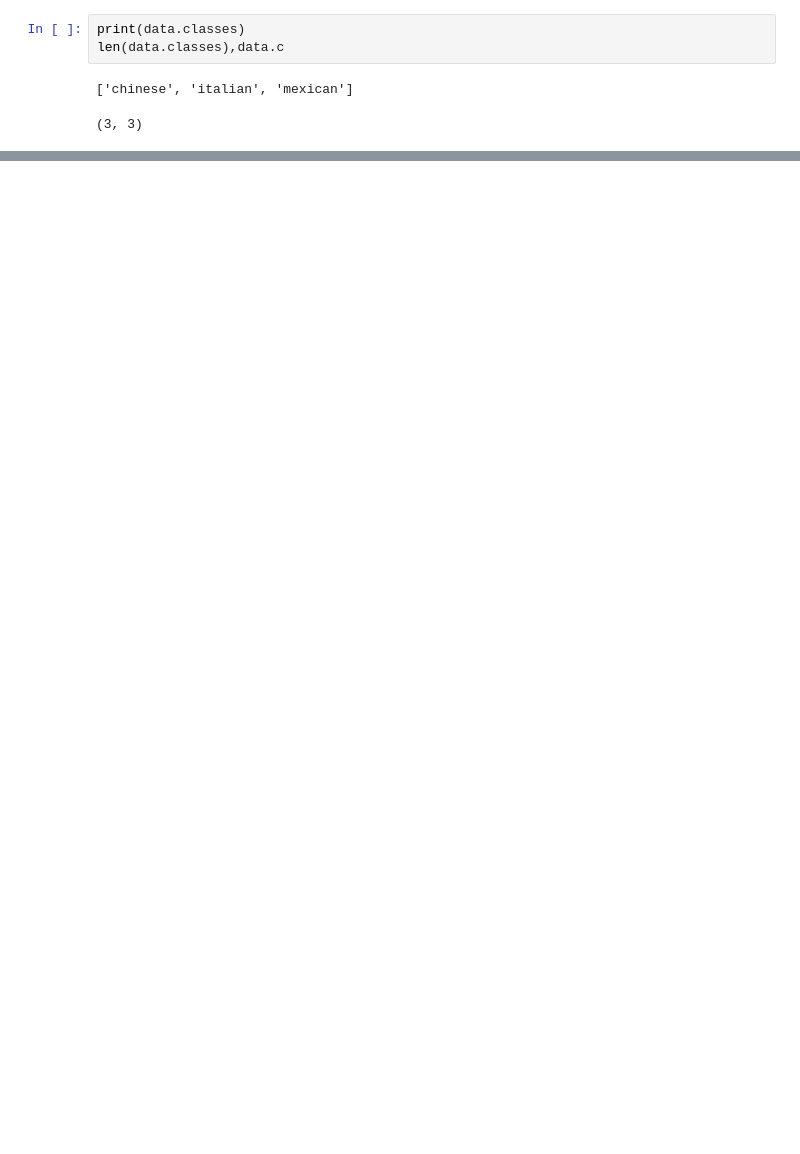
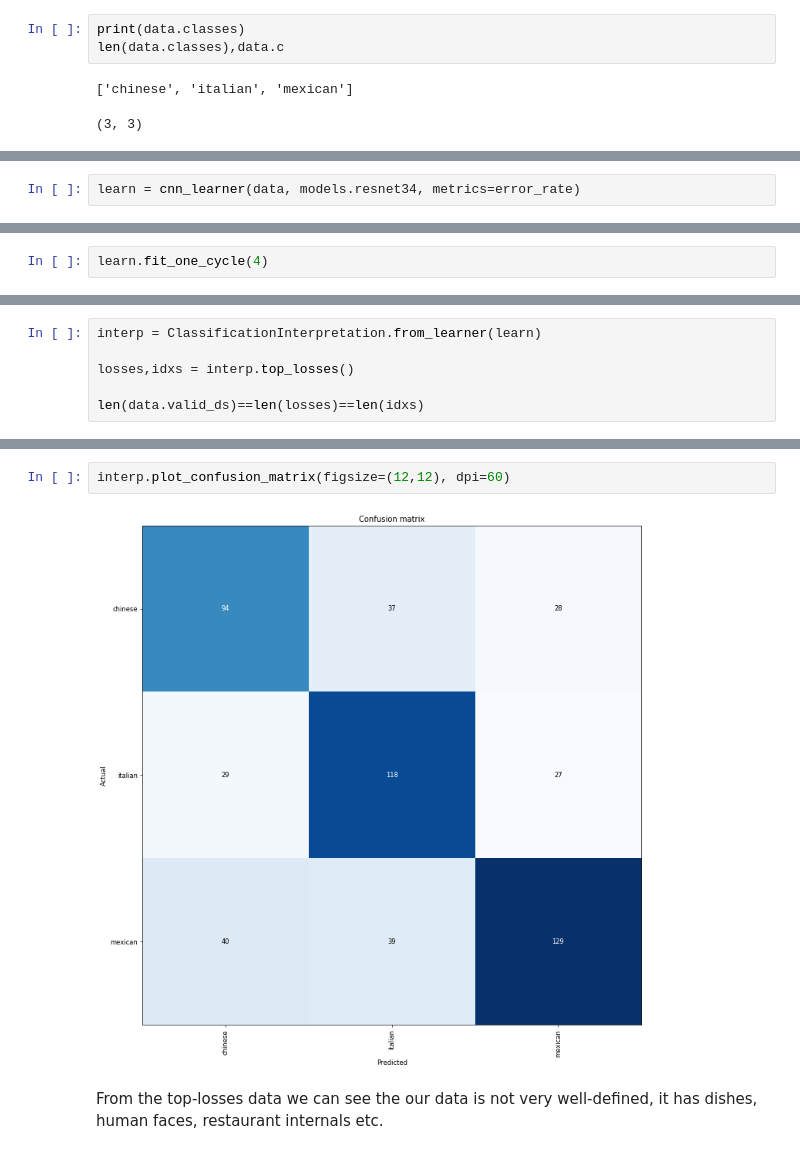
Before and after one commit to hanjoes/fastai-cnn, a Jupyter notebook: fastai_cnn.ipynb, the cells around one changed output, grey strips where cells are left out. Cells and saved outputs as stored; diff of their text form; blank space fills up the shorter version.

Commit message:
Trained the first model 36.7% failure rate.

```diff
--- a/fastai_cnn.ipynb
+++ b/fastai_cnn.ipynb
@@ -51,0 +51,2 @@ plt.imshow()
+# %%
+learn = cnn_learner(data, models.resnet34, metrics=error_rate)
@@ -51,0 +73,2 @@ plt.imshow()
+# %%
+learn.fit_one_cycle(4)
@@ -51,0 +87,6 @@ plt.imshow()
+# %%
+interp = ClassificationInterpretation.from_learner(learn)
+
+losses,idxs = interp.top_losses()
+
+len(data.valid_ds)==len(losses)==len(idxs)
@@ -51,0 +99,6 @@ plt.imshow()
+# %%
+interp.plot_confusion_matrix(figsize=(12,12), dpi=60)
+# %% [output]
+[figure, added]
+# %% [markdown]
+From the top-losses data we can see the our data is not very well-defined, it has dishes, human faces, restaurant internals etc.
```
Also changed, not shown: parts of 13 cells of this notebook.
